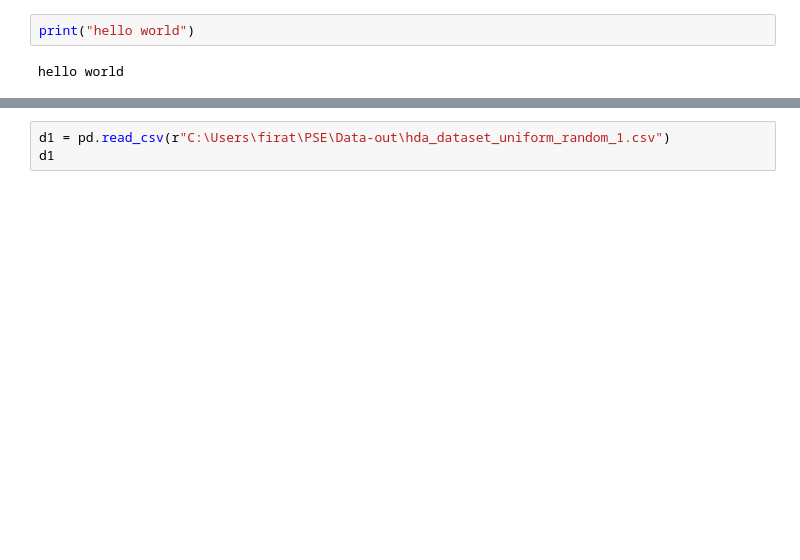
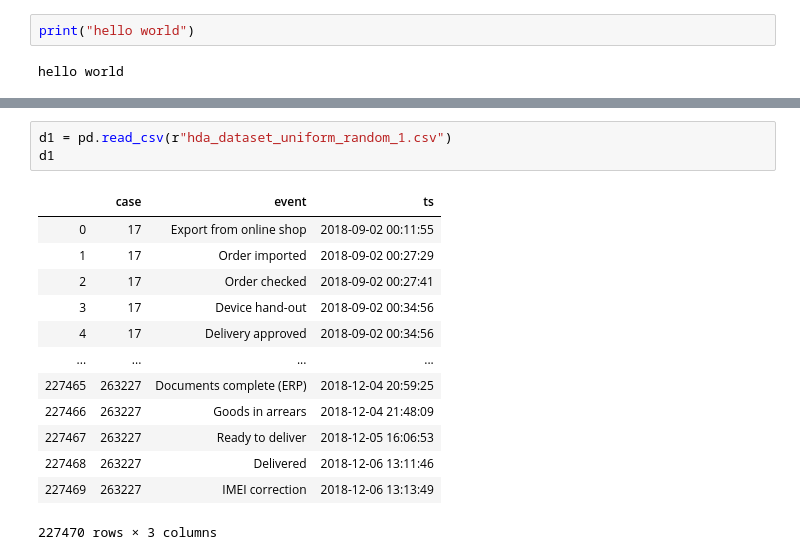
Before and after one commit to TaiLinhDu/PSE_WS1920, a Jupyter notebook: Data-out/alleTabellen.ipynb, the cells around one changed output, grey strips where cells are left out. Cells and saved outputs as stored; diff of their text form; blank space fills up the shorter version.

```diff
--- a/Data-out/alleTabellen.ipynb
+++ b/Data-out/alleTabellen.ipynb
@@ -29,4 +94,18 @@ dataset0
 # %%
-d1 = pd.read_csv(r"C:\Users\firat\PSE\Data-out\hda_dataset_uniform_random_1.csv")
+d1 = pd.read_csv(r"hda_dataset_uniform_random_1.csv")
 d1
+# %% [output]
+|  | case | event | ts |
+| 0 | 17 | Export from online shop | 2018-09-02 00:11:55 |
+| 1 | 17 | Order imported | 2018-09-02 00:27:29 |
+| 2 | 17 | Order checked | 2018-09-02 00:27:41 |
+| 3 | 17 | Device hand-out | 2018-09-02 00:34:56 |
+| 4 | 17 | Delivery approved | 2018-09-02 00:34:56 |
+| ... | ... | ... | ... |
+| 227465 | 263227 | Documents complete (ERP) | 2018-12-04 20:59:25 |
+| 227466 | 263227 | Goods in arrears | 2018-12-04 21:48:09 |
+| 227467 | 263227 | Ready to deliver | 2018-12-05 16:06:53 |
+| 227468 | 263227 | Delivered | 2018-12-06 13:11:46 |
+| 227469 | 263227 | IMEI correction | 2018-12-06 13:13:49 |
+227470 rows × 3 columns
 # %%
```
Also changed, not shown: parts of 14 cells of this notebook.
